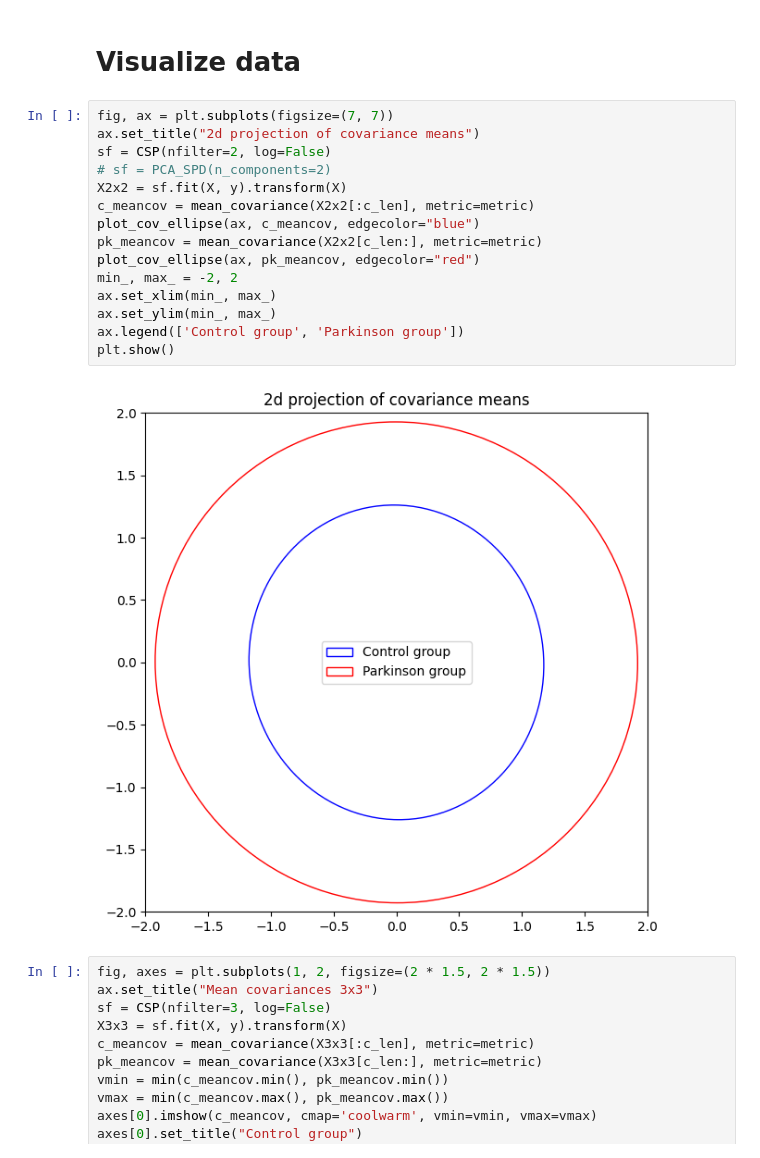
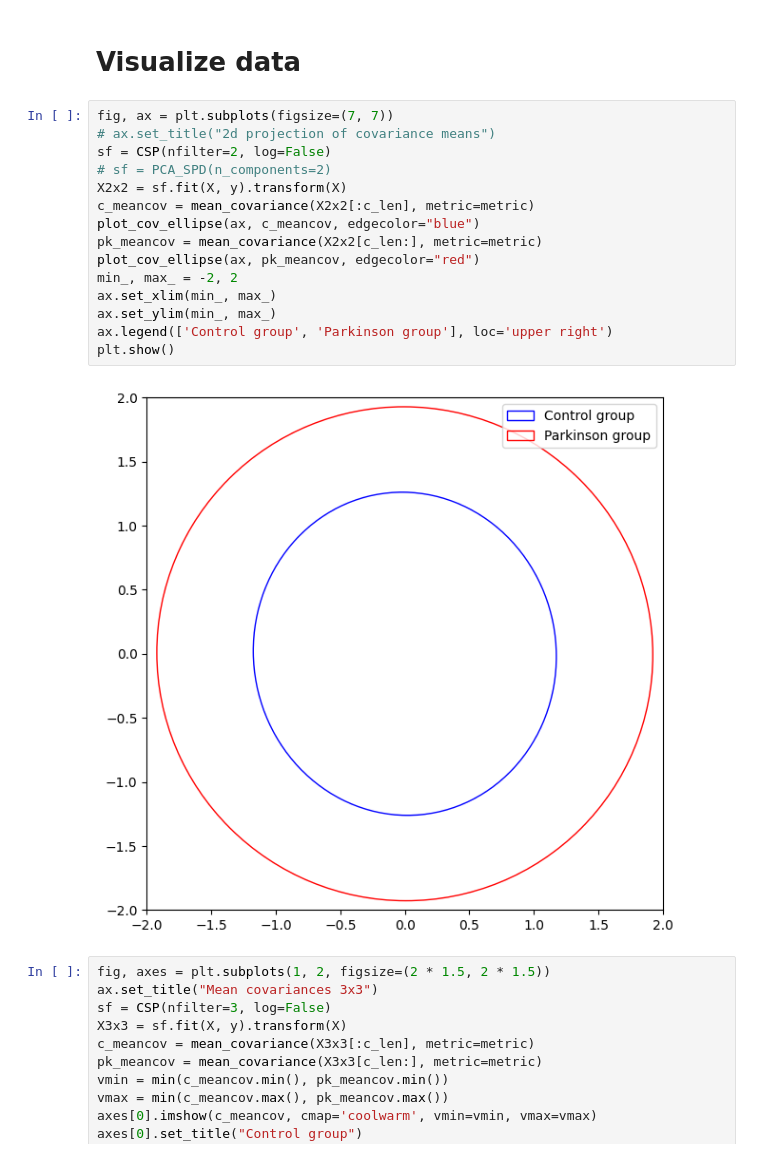
Before and after one commit to jiggychauhi/QC-Gait-Analysis, a Jupyter notebook: notebook_clean.ipynb, the cells around one changed output. Saved outputs shown, nothing was run; the diff lists cells and outputs as text.

```diff
--- a/notebook_clean.ipynb
+++ b/notebook_clean.ipynb
@@ -75,21 +93,21 @@ pk_len=448
 # Visualize data
 # %%
 fig, ax = plt.subplots(figsize=(7, 7))
-ax.set_title("2d projection of covariance means")
+# ax.set_title("2d projection of covariance means")
 sf = CSP(nfilter=2, log=False)
 # sf = PCA_SPD(n_components=2)
 X2x2 = sf.fit(X, y).transform(X)
 c_meancov = mean_covariance(X2x2[:c_len], metric=metric)
 plot_cov_ellipse(ax, c_meancov, edgecolor="blue")
 pk_meancov = mean_covariance(X2x2[c_len:], metric=metric)
 plot_cov_ellipse(ax, pk_meancov, edgecolor="red")
 min_, max_ = -2, 2
 ax.set_xlim(min_, max_)
 ax.set_ylim(min_, max_)
-ax.legend(['Control group', 'Parkinson group'])
+ax.legend(['Control group', 'Parkinson group'], loc='upper right')
 plt.show()
 # %% [output]
-[figure, old version]
+[figure, new version]
 # %%
 fig, axes = plt.subplots(1, 2, figsize=(2 * 1.5, 2 * 1.5))
 ax.set_title("Mean covariances 3x3")
```
Also changed, not shown: parts of 4 cells of this notebook, 6 other files.
